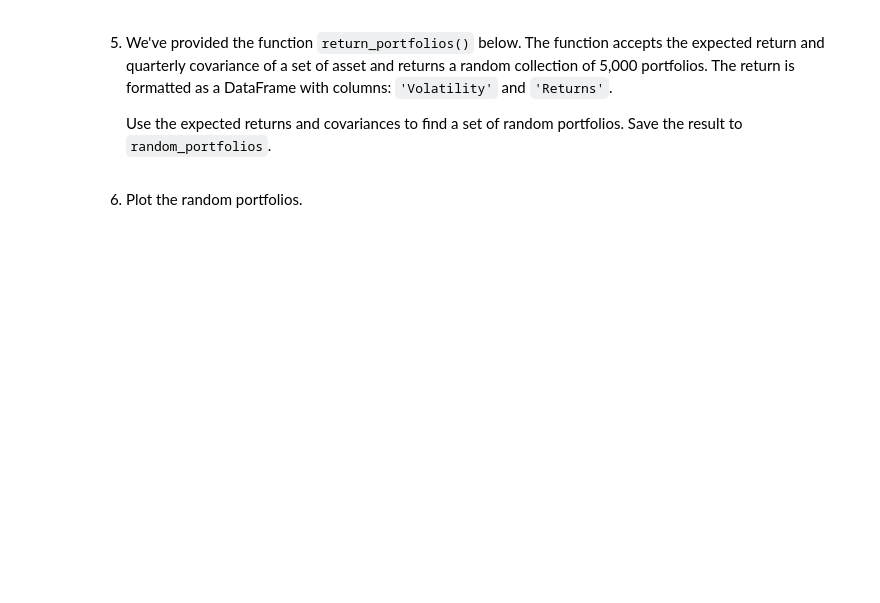
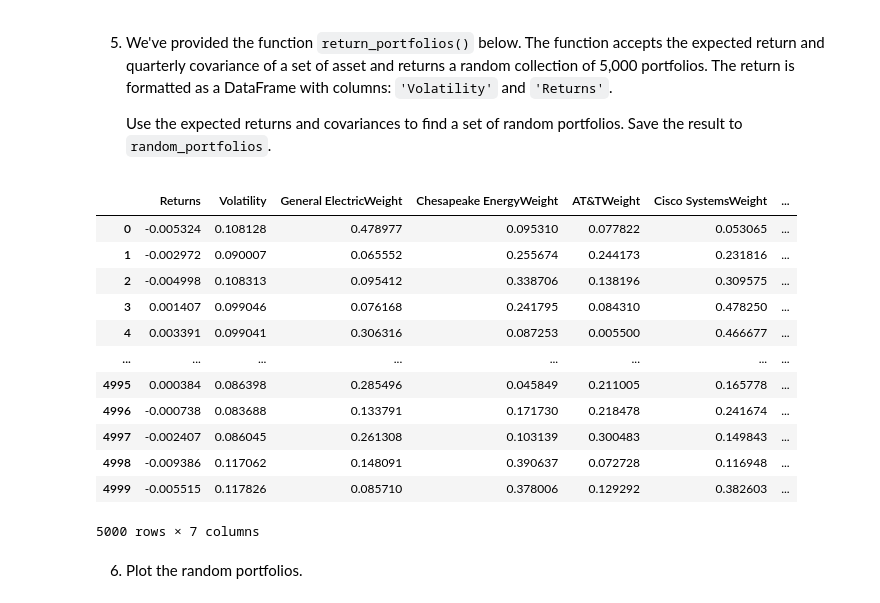
Before and after one commit to vhurdaneta/Mean-Variance-Optimization-Project-.-Analyze-Financial-Data-with-Python, a Jupyter notebook: Mean Variance Optimization.ipynb, the cells around one changed output. Drawn from its saved outputs; the diff is of its cells as text; code cells hidden in the pictures; blank space fills up the shorter version.

```diff
--- a/Mean Variance Optimization.ipynb
+++ b/Mean Variance Optimization.ipynb
@@ -69,5 +117,21 @@ def return_portfolios(expected_returns, cov_matrix):
     return df
 # %%
 # 5. Find a set of random portfolios
+random_portfolios = return_portfolios(expected_returns,cov_quarterly)
+random_portfolios
+# %% [output]
+|  | Returns | Volatility | General ElectricWeight | Chesapeake EnergyWeight | AT&TWeight | Cisco SystemsWeight | ... |
+| 0 | -0.005324 | 0.108128 | 0.478977 | 0.095310 | 0.077822 | 0.053065 | ... |
+| 1 | -0.002972 | 0.090007 | 0.065552 | 0.255674 | 0.244173 | 0.231816 | ... |
+| 2 | -0.004998 | 0.108313 | 0.095412 | 0.338706 | 0.138196 | 0.309575 | ... |
+| 3 | 0.001407 | 0.099046 | 0.076168 | 0.241795 | 0.084310 | 0.478250 | ... |
+| 4 | 0.003391 | 0.099041 | 0.306316 | 0.087253 | 0.005500 | 0.466677 | ... |
+| ... | ... | ... | ... | ... | ... | ... | ... |
+| 4995 | 0.000384 | 0.086398 | 0.285496 | 0.045849 | 0.211005 | 0.165778 | ... |
+| 4996 | -0.000738 | 0.083688 | 0.133791 | 0.171730 | 0.218478 | 0.241674 | ... |
+| 4997 | -0.002407 | 0.086045 | 0.261308 | 0.103139 | 0.300483 | 0.149843 | ... |
+| 4998 | -0.009386 | 0.117062 | 0.148091 | 0.390637 | 0.072728 | 0.116948 | ... |
+| 4999 | -0.005515 | 0.117826 | 0.085710 | 0.378006 | 0.129292 | 0.382603 | ... |
+5000 rows × 7 columns
 # %% [markdown]
 6. Plot the random portfolios.
```
Also changed, not shown: parts of 15 cells of this notebook.
